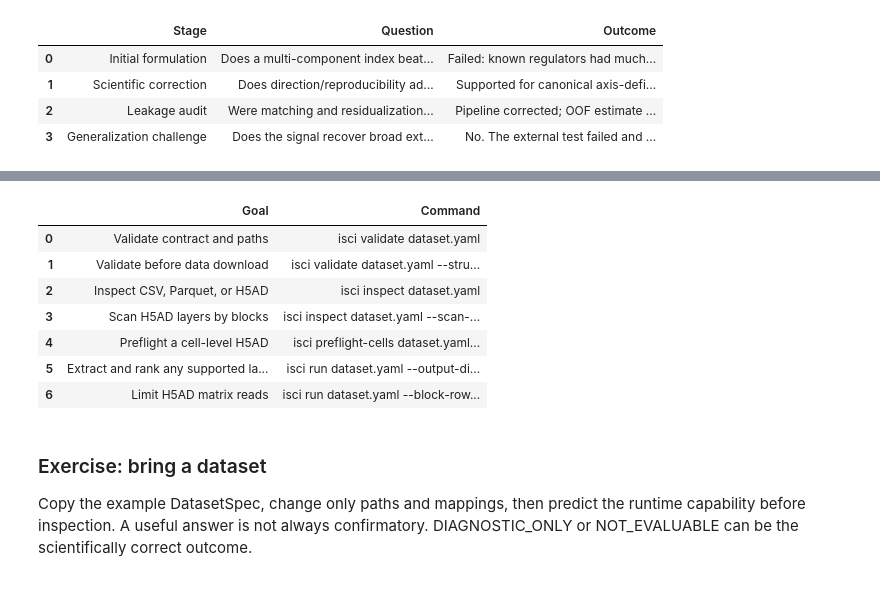
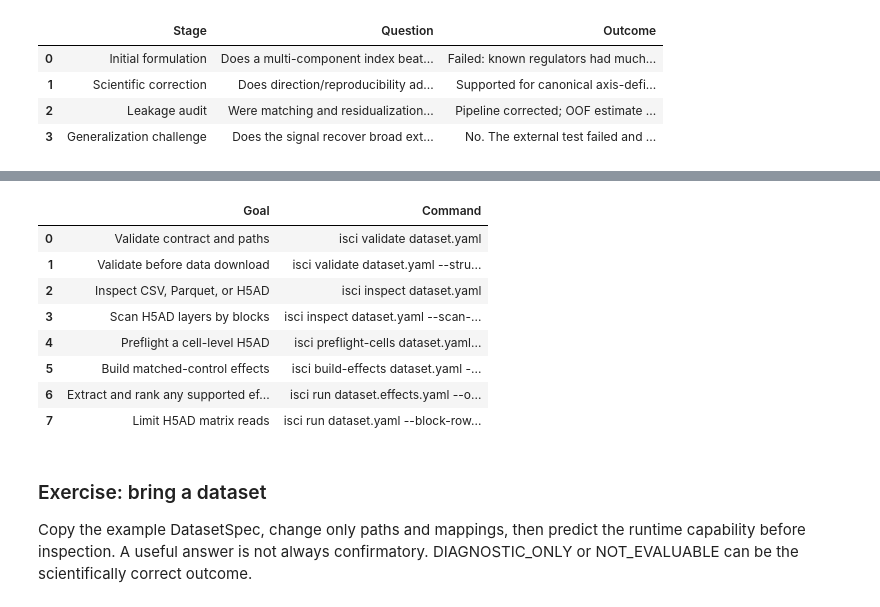
Before and after one commit to anetoc/ISCI-hackathon, a Jupyter notebook: notebooks/ISCI_Researcher_Track_Walkthrough.ipynb, the cells around one changed output, grey strips where cells are left out. Cells and saved outputs as stored; diff of their text form; code cells hidden in the pictures.

```diff
--- a/notebooks/ISCI_Researcher_Track_Walkthrough.ipynb
+++ b/notebooks/ISCI_Researcher_Track_Walkthrough.ipynb
@@ -198,23 +219,25 @@ display(cell_preflight_summary)
 # %%
 commands = pd.DataFrame([
     {"Goal": "Validate contract and paths", "Command": "isci validate dataset.yaml"},
     {"Goal": "Validate before data download", "Command": "isci validate dataset.yaml --structure-only"},
     {"Goal": "Inspect CSV, Parquet, or H5AD", "Command": "isci inspect dataset.yaml"},
     {"Goal": "Scan H5AD layers by blocks", "Command": "isci inspect dataset.yaml --scan-values --block-rows 64"},
     {"Goal": "Preflight a cell-level H5AD", "Command": "isci preflight-cells dataset.yaml --report preflight.json"},
-    {"Goal": "Extract and rank any supported layout", "Command": "isci run dataset.yaml --output-dir outputs/my_dataset"},
+    {"Goal": "Build matched-control effects", "Command": "isci build-effects dataset.yaml --output-dir outputs/my_dataset/effects"},
+    {"Goal": "Extract and rank any supported effect layout", "Command": "isci run dataset.effects.yaml --output-dir outputs/my_dataset/run"},
     {"Goal": "Limit H5AD matrix reads", "Command": "isci run dataset.yaml --block-rows 32"},
 ])
 display(commands)
 # %% [output]
 |  | Goal | Command |
 | 0 | Validate contract and paths | isci validate dataset.yaml |
 | 1 | Validate before data download | isci validate dataset.yaml --stru... |
 | 2 | Inspect CSV, Parquet, or H5AD | isci inspect dataset.yaml |
 | 3 | Scan H5AD layers by blocks | isci inspect dataset.yaml --scan-... |
 | 4 | Preflight a cell-level H5AD | isci preflight-cells dataset.yaml... |
-| 5 | Extract and rank any supported la... | isci run dataset.yaml --output-di... |
-| 6 | Limit H5AD matrix reads | isci run dataset.yaml --block-row... |
+| 5 | Build matched-control effects | isci build-effects dataset.yaml -... |
+| 6 | Extract and rank any supported ef... | isci run dataset.effects.yaml --o... |
+| 7 | Limit H5AD matrix reads | isci run dataset.yaml --block-row... |
 # %% [markdown]
 ### Exercise: bring a dataset
 
```
Also changed, not shown: parts of 6 cells of this notebook, 6 other files.
